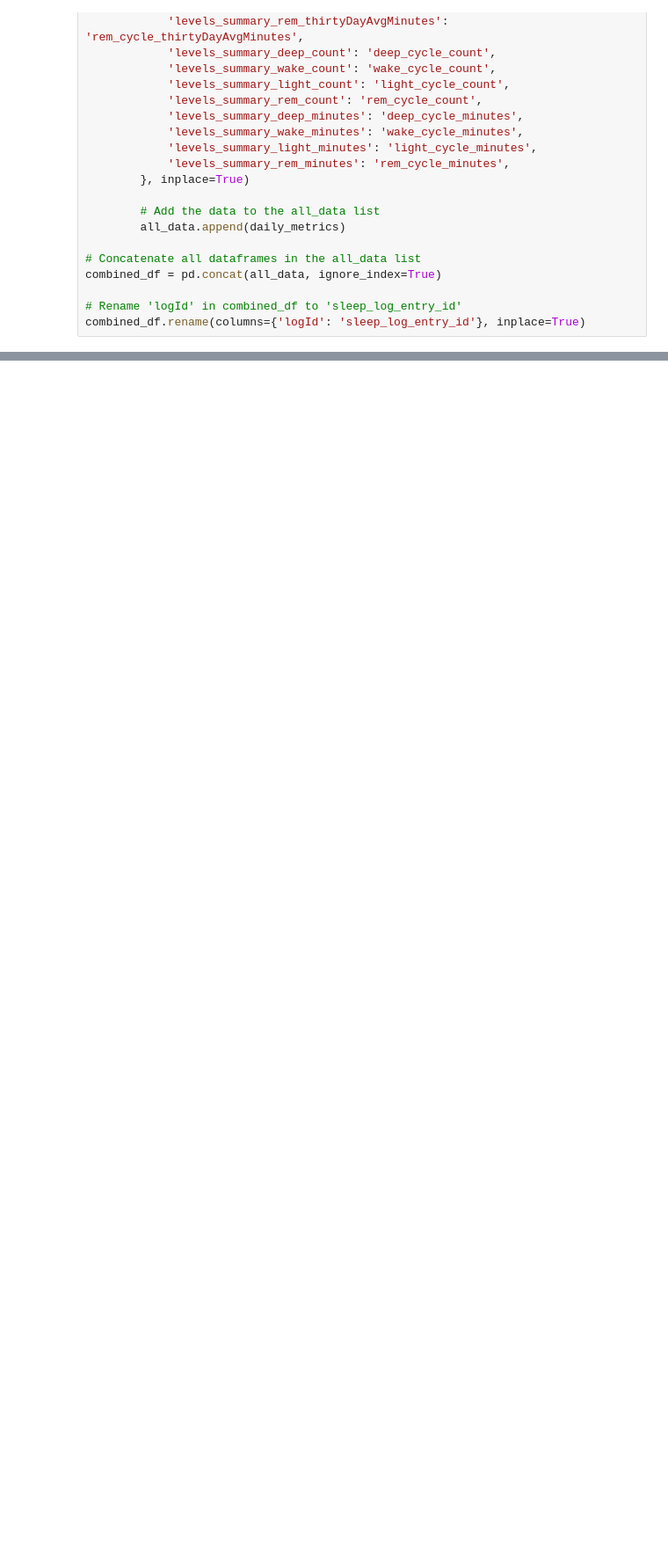
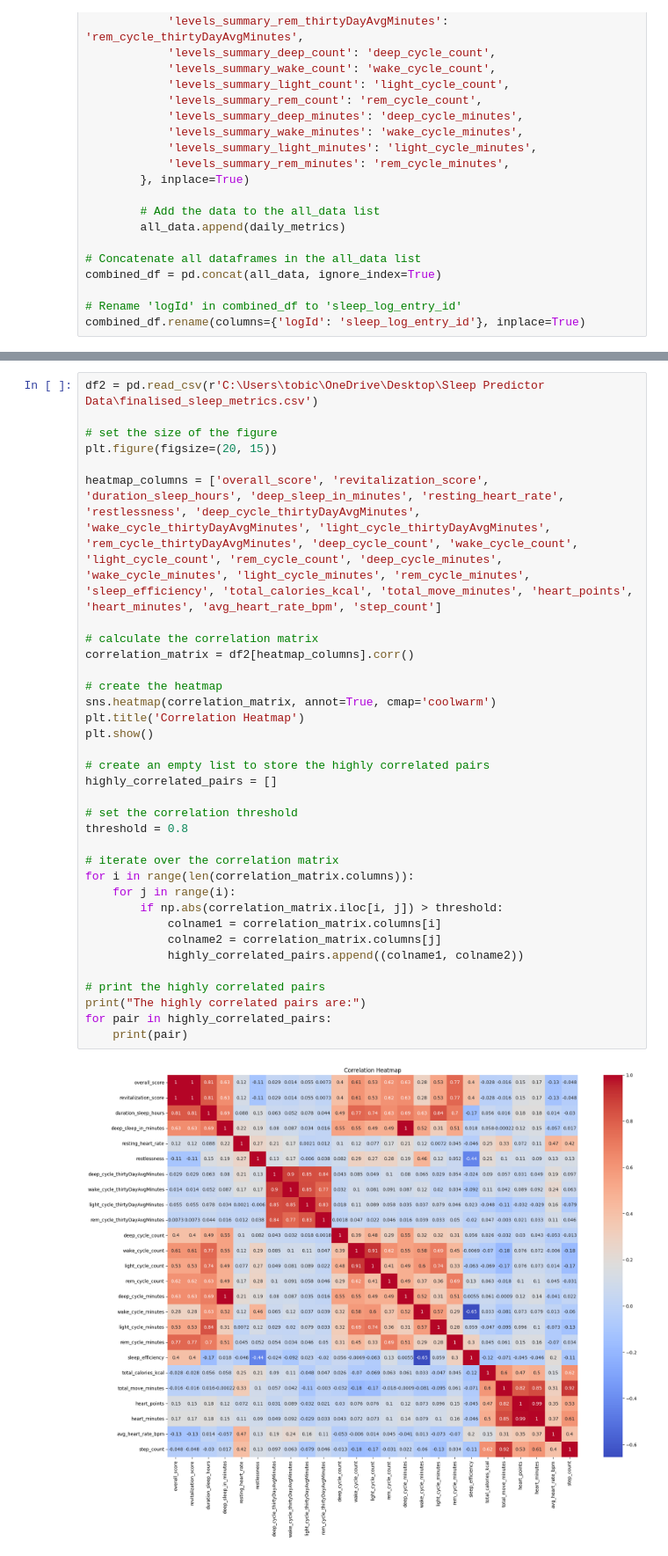
Before and after one commit to tobichls/Tobi-Sleep-Predictor, a Jupyter notebook: Data Cleaning Code/second_data_cleaning.ipynb, the cells around one changed output, grey strips where cells are left out. Shown at 88% size. Saved outputs shown, nothing was run; the diff lists cells and outputs as text; blank space fills up the shorter version.

```diff
--- a/Data Cleaning Code/second_data_cleaning.ipynb
+++ b/Data Cleaning Code/second_data_cleaning.ipynb
@@ -194,0 +199,36 @@ plt.show()
+# %%
+df2 = pd.read_csv(r'C:\Users\tobic\OneDrive\Desktop\Sleep Predictor Data\finalised_sleep_metrics.csv')
+
+# set the size of the figure
+plt.figure(figsize=(20, 15))
+
+heatmap_columns = ['overall_score', 'revitalization_score', 'duration_sleep_hours', 'deep_sleep_in_minutes', 'resting_heart_rate', 'restlessness', 'deep_cycle_thirtyDayAvgMinutes', 'wake_cycle_thirtyDayAvgMinutes', 'light_cycle_thirtyDayAvgMinutes', 'rem_cycle_thirtyDayAvgMinutes', 'deep_cycle_count', 'wake_cycle_count', 'light_cycle_count', 'rem_cycle_count', 'deep_cycle_minutes', 'wake_cycle_minutes', 'light_cycle_minutes', 'rem_cycle_minutes', 'sleep_efficiency', 'total_calories_kcal', 'total_move_minutes', 'heart_points', 'heart_minutes', 'avg_heart_rate_bpm', 'step_count']
+
+# calculate the correlation matrix
+correlation_matrix = df2[heatmap_columns].corr()
+
+# create the heatmap
+sns.heatmap(correlation_matrix, annot=True, cmap='coolwarm')
+plt.title('Correlation Heatmap')
+plt.show()
+
+# create an empty list to store the highly correlated pairs
+highly_correlated_pairs = []
+
+# set the correlation threshold
+threshold = 0.8
+
+# iterate over the correlation matrix
+for i in range(len(correlation_matrix.columns)):
+    for j in range(i):
+        if np.abs(correlation_matrix.iloc[i, j]) > threshold:
+            colname1 = correlation_matrix.columns[i]
+            colname2 = correlation_matrix.columns[j]
+            highly_correlated_pairs.append((colname1, colname2))
+
+# print the highly correlated pairs
+print("The highly correlated pairs are:")
+for pair in highly_correlated_pairs:
+    print(pair)
+# %% [output]
+[figure, added]
```
Also changed, not shown: parts of 11 cells of this notebook.
